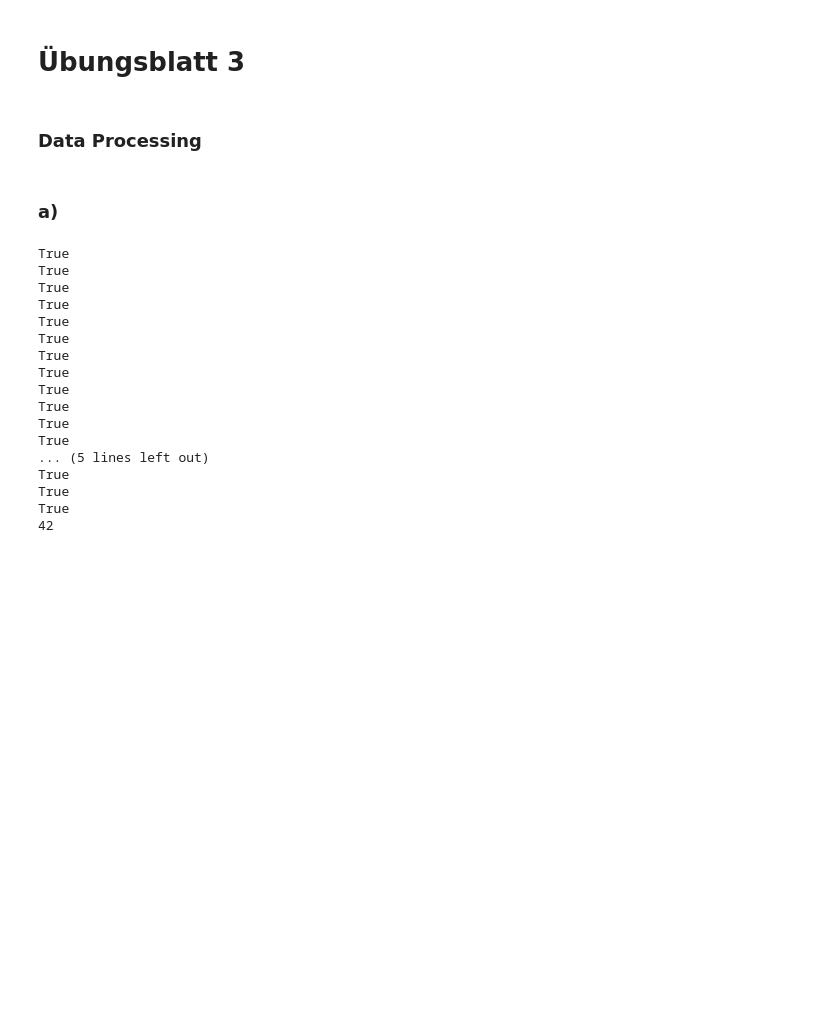
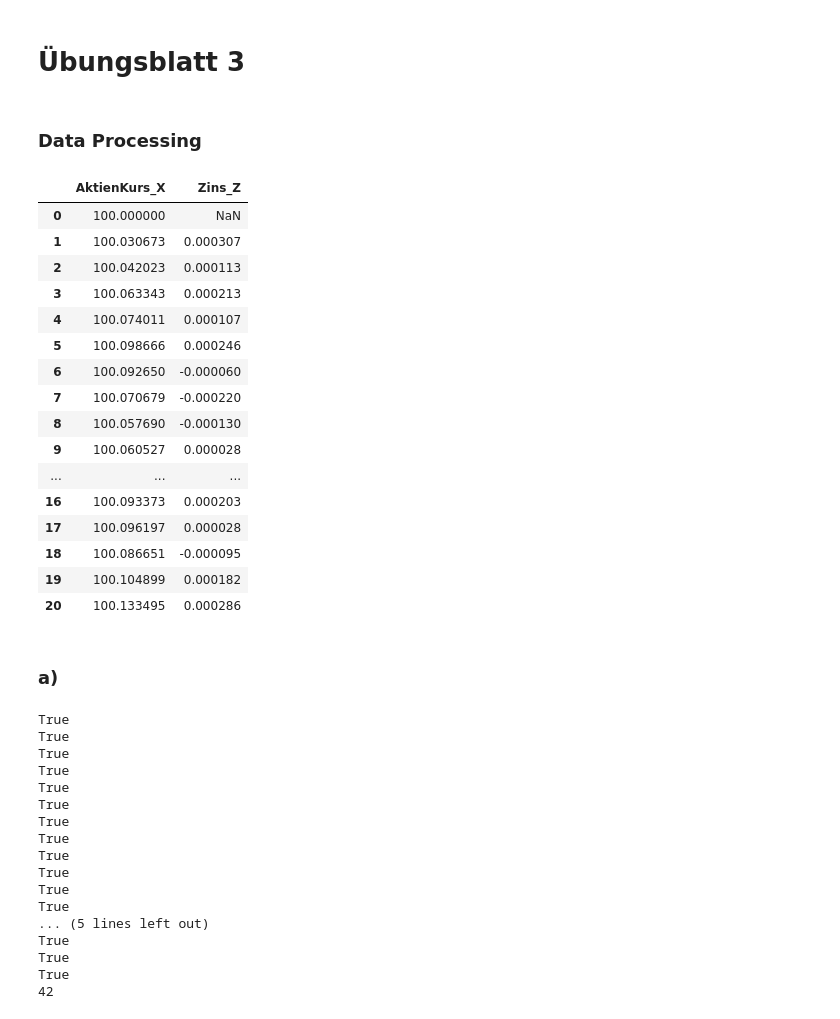
Before and after one commit to tombk556/Mathematische-Stochastische-Modelle-und-MC-Simulationen, a Jupyter notebook: Übung 3/übung3.ipynb, the cells around one changed output. Cells and saved outputs as stored; diff of their text form; code cells hidden in the pictures; blank space fills up the shorter version.

```diff
--- a/Übung 3/übung3.ipynb
+++ b/Übung 3/übung3.ipynb
@@ -92,6 +92,26 @@ data = data.drop(columns=['Unnamed: 0', 'Unnamed: 1']).reset_index(drop=True)
 data.columns = ["AktienKurs_X", "Zins_Z"]
 data.Zins_Z = data.Zins_Z.astype(float)
 data.AktienKurs_X = data.AktienKurs_X.astype(float)
+# %%
+data
+# %% [output]
+|  | AktienKurs_X | Zins_Z |
+| 0 | 100.000000 | NaN |
+| 1 | 100.030673 | 0.000307 |
+| 2 | 100.042023 | 0.000113 |
+| 3 | 100.063343 | 0.000213 |
+| 4 | 100.074011 | 0.000107 |
+| 5 | 100.098666 | 0.000246 |
+| 6 | 100.092650 | -0.000060 |
+| 7 | 100.070679 | -0.000220 |
+| 8 | 100.057690 | -0.000130 |
+| 9 | 100.060527 | 0.000028 |
+| ... | ... | ... |
+| 16 | 100.093373 | 0.000203 |
+| 17 | 100.096197 | 0.000028 |
+| 18 | 100.086651 | -0.000095 |
+| 19 | 100.104899 | 0.000182 |
+| 20 | 100.133495 | 0.000286 |
 # %% [markdown]
 ### a)
 # %%
```
Also changed, not shown: parts of 7 cells of this notebook, 2 other files.
